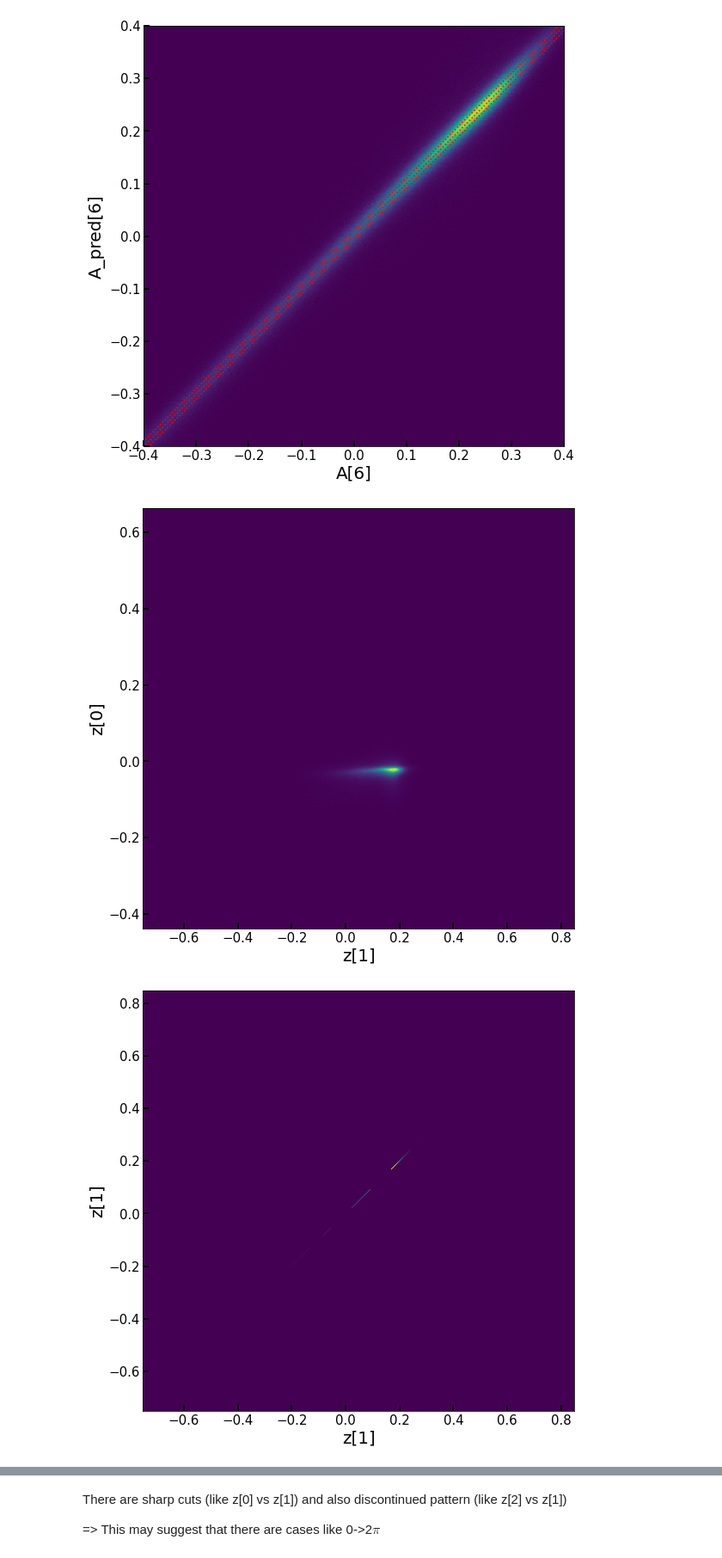
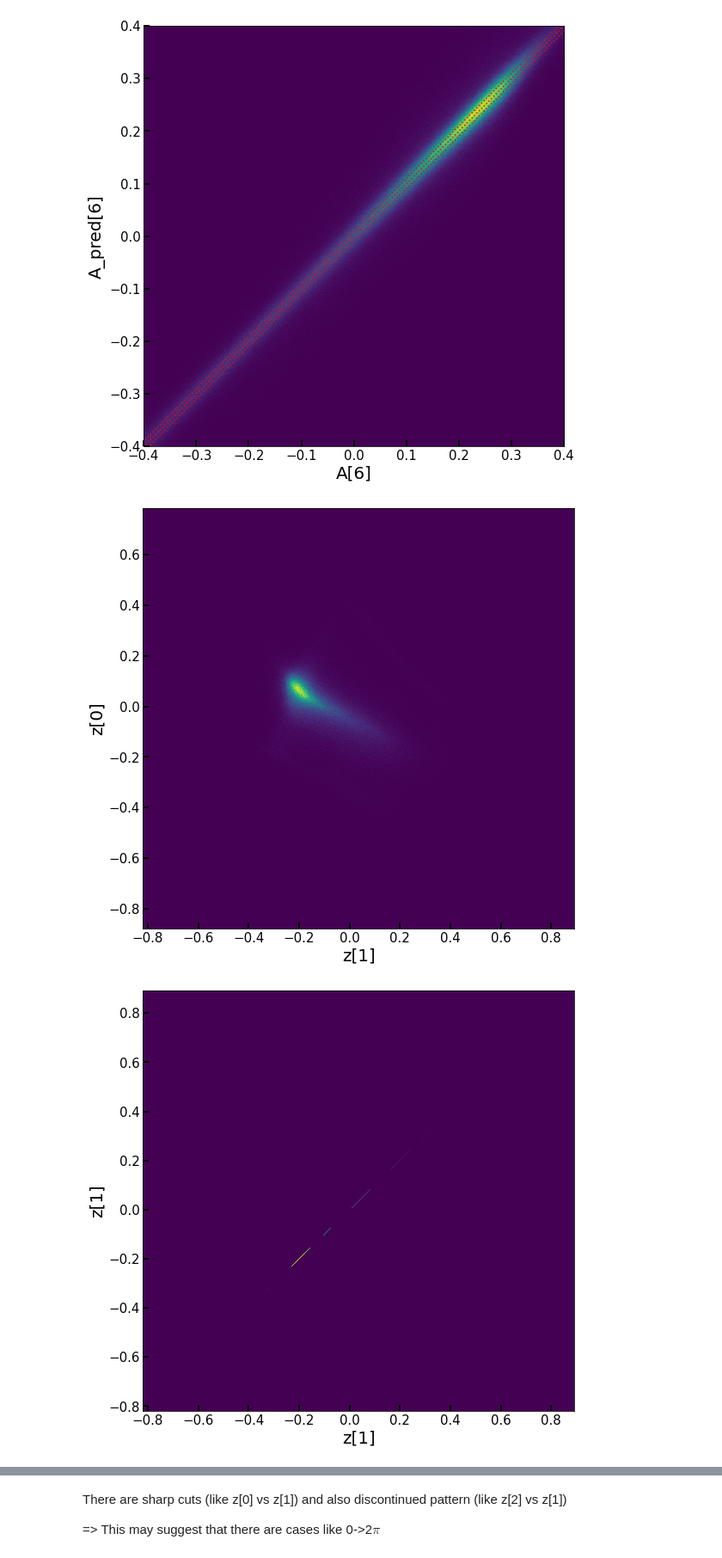
Before and after one commit to Astrozxy/auto_encoder_reddening, a Jupyter notebook: weighted_baddata_removed_autoencoder-github.ipynb, the cells around one changed output, grey strips where cells are left out. Shown at 86% size. Saved outputs shown, nothing was run; the diff lists cells and outputs as text; code cells hidden in the pictures.

```diff
--- a/weighted_baddata_removed_autoencoder-github.ipynb
+++ b/weighted_baddata_removed_autoencoder-github.ipynb
@@ -149,8 +149,8 @@ class ConditionalAutoencoder(keras.Model):
     def decode(self, y, z):
             return self.decoder([y, z])
 # %%
-model = ConditionalAutoencoder(input_dim=7, cond_dim=3, latent_dim=4,
-               n_hidden=4, hidden_size=16, l2=1e-4)
+model = ConditionalAutoencoder(input_dim=7, cond_dim=3, latent_dim=3,
+               n_hidden=5, hidden_size=16, l2=1e-4)
 model.build([(None,input_dim),(None,cond_dim),(None,input_dim,input_dim)])
 model.summary()
 # %% [output]
@@ -273,13 +273,13 @@ for i in range(7):
 # %%
 z = model.encoder((A,param)).numpy()
 # %%
-for i in range(4):
+for i in range(3):
     plt.figure(figsize=(9,9))
     plt.hist2d(z[:,1],z[:,i],bins=1000,density=True)
     plt.xlabel('z[1]',size=20)
     plt.ylabel('z[%i]'%i,size=20)
     plt.tick_params(axis='both',labelsize=15, direction = 'in',width=2,length=7,which='major')
     plt.show()
 # %% [output]
-[figure, old version]
+[figure, new version]
-[figure, old version]
+[figure, new version]
```
Also changed, not shown: parts of 3 cells of this notebook.
